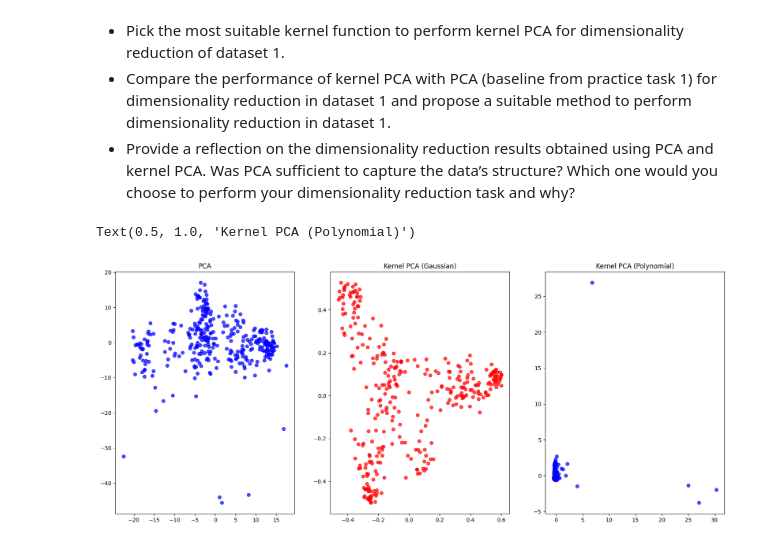
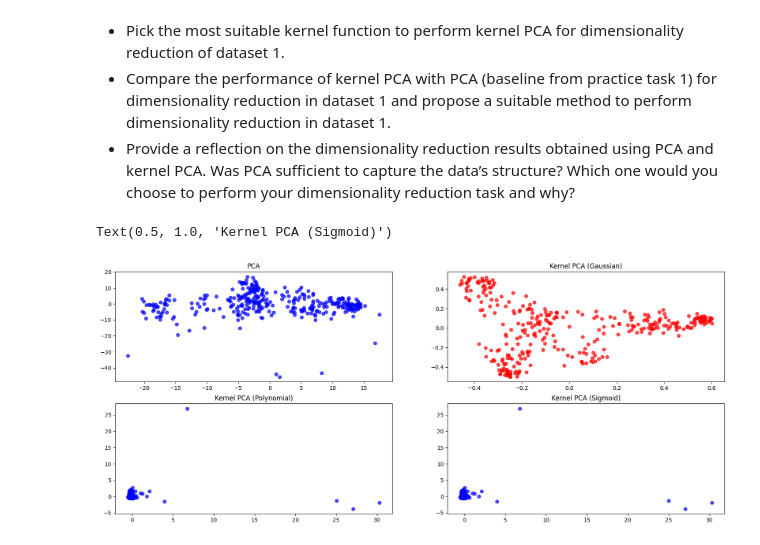
Before and after one commit to Jojo18-20/AI_course_submission, a Jupyter notebook: exercise_6_dimensionality_reduction.ipynb, the cells around one changed output. Saved outputs shown, nothing was run; the diff lists cells and outputs as text; code cells hidden in the pictures.

```diff
--- a/exercise_6_dimensionality_reduction.ipynb
+++ b/exercise_6_dimensionality_reduction.ipynb
@@ -483,35 +502,41 @@ from sklearn.decomposition import PCA, KernelPCA
 import matplotlib.pyplot as plt
 
 input_df = pd.DataFrame(vectorized_day_dataset_no_nans)
 scaler = StandardScaler()
 data_scaled = scaler.fit_transform(input_df)
 
 # Step 1: Perform PCA for dimensionality reduction
 pca = PCA(n_components=2)  # Set the desired number of components
 pca_result = pca.fit_transform(data_scaled)
 
 # Step 2: Perform Kernel PCA with different kernel functions
 # kernel functions : 'linear', 'rbf', 'poly', 'sigmoid'
 
 kernel_pca_gaussian = KernelPCA(kernel='rbf', n_components=2)  # Gaussian kernel
 kernel_pca_polynomial = KernelPCA(kernel='poly', n_components=2)  # Polynomial kernel
+kernel_pca_sigmoid=KernelPCA(kernel="sigmoid",n_components=2)#sigmoid
 
 kpca_gaussian_result = kernel_pca_gaussian.fit_transform(data_scaled)
 kpca_polynomial_result = kernel_pca_polynomial.fit_transform(data_scaled)
+kpca_sigmoid_result = kernel_pca_sigmoid.fit_transform(data_scaled)
 
 # Plot the different PCA functions
 plt.figure(figsize=(20, 8))
-plt.subplot(1, 3, 1)
+plt.subplot(2, 2, 1)
 plt.scatter(pca_result[:, 0], pca_result[:, 1], c='b', marker='o', alpha=0.7)
 plt.title('PCA')
 
-plt.subplot(1, 3, 2)
+plt.subplot(2, 2, 2)
 plt.scatter(kpca_gaussian_result[:, 0], kpca_gaussian_result[:, 1], c='r', marker='o', alpha=0.7)
 plt.title('Kernel PCA (Gaussian)')
 
-plt.subplot(1, 3, 3)
+plt.subplot(2, 2, 3)
 plt.scatter(kpca_polynomial_result[:, 0], kpca_polynomial_result[:, 1], c='b', marker='o', alpha=0.7)
 plt.title('Kernel PCA (Polynomial)')
+
+plt.subplot(2, 2, 4)
+plt.scatter(kpca_polynomial_result[:, 0], kpca_polynomial_result[:, 1], c='b', marker='o', alpha=0.7)
+plt.title('Kernel PCA (Sigmoid)')
 # %% [output]
-Text(0.5, 1.0, 'Kernel PCA (Polynomial)')
+Text(0.5, 1.0, 'Kernel PCA (Sigmoid)')
-[figure, old version]
+[figure, new version]
```
Also changed, not shown: parts of 4 cells of this notebook.
